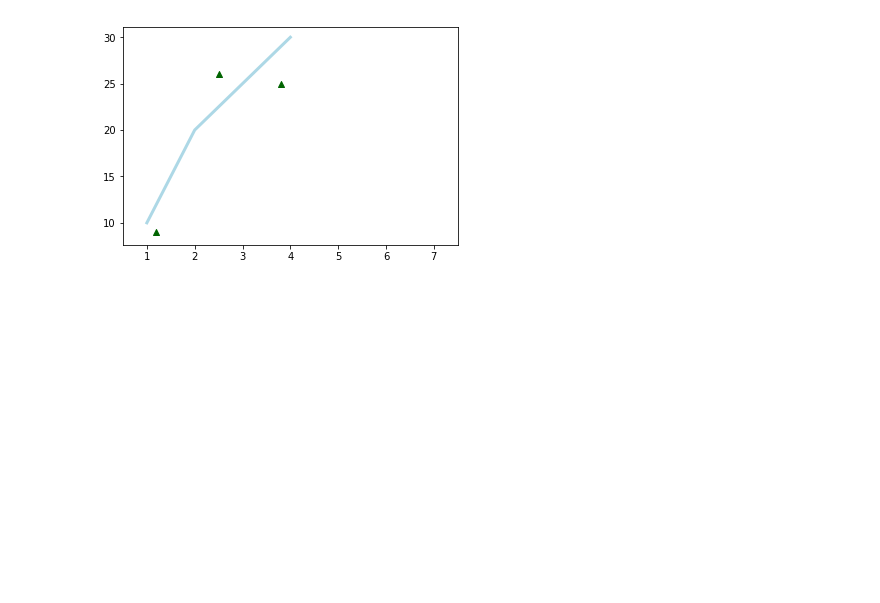
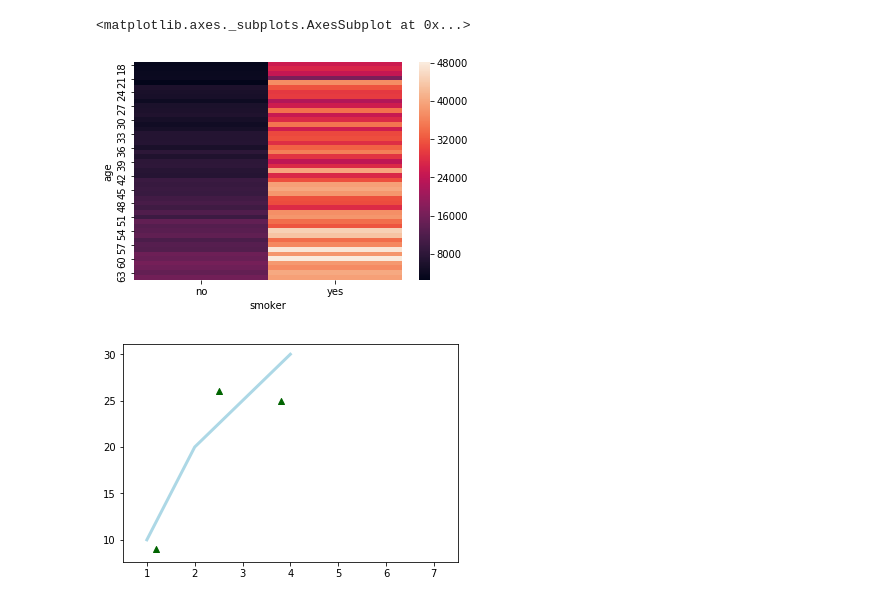
Before and after one commit to damndoline/hello-data, a Jupyter notebook: test_notebook.ipynb, the cells around one changed output. Drawn from its saved outputs; the diff is of its cells as text; code cells hidden in the pictures; blank space fills up the shorter version.

```diff
--- a/test_notebook.ipynb
+++ b/test_notebook.ipynb
@@ -6,0 +104,2 @@ import matplotlib.pyplot as plt
+# %%
+df['bmi_int']=df['bmi'].round()
@@ -7,3 +137,8 @@ import matplotlib.pyplot as plt
+# %%
+sns.heatmap(df.pivot_table(index='age', columns='smoker', values='charges'))
+# %% [output]
+<matplotlib.axes._subplots.AxesSubplot at 0x...>
+[figure, added]
 # %%
 plt.plot([1, 2, 3, 4], [10, 20, 25, 30], color='lightblue', linewidth=3)
 plt.scatter([0.3, 3.8, 1.2, 2.5], [11, 25, 9, 26], color='darkgreen', marker='^')
```
Also changed, not shown: parts of 15 cells of this notebook.
